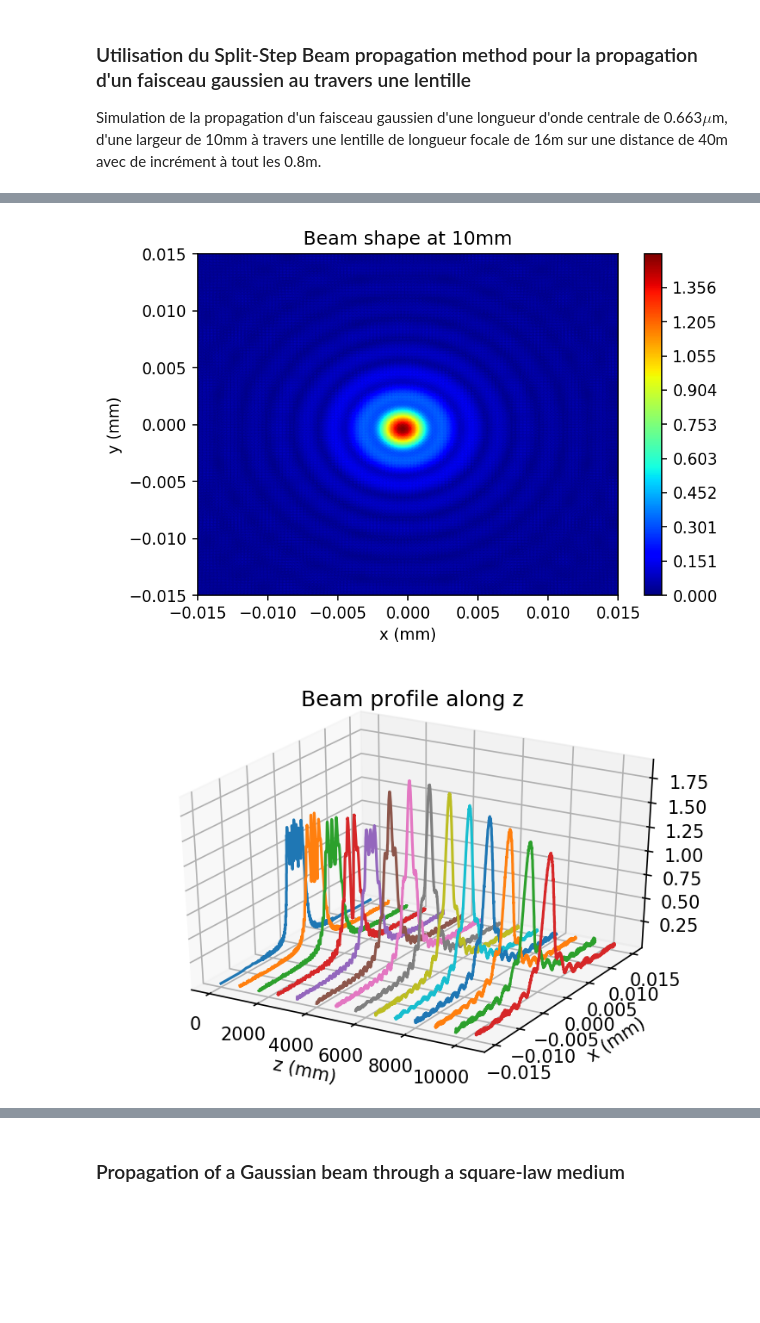
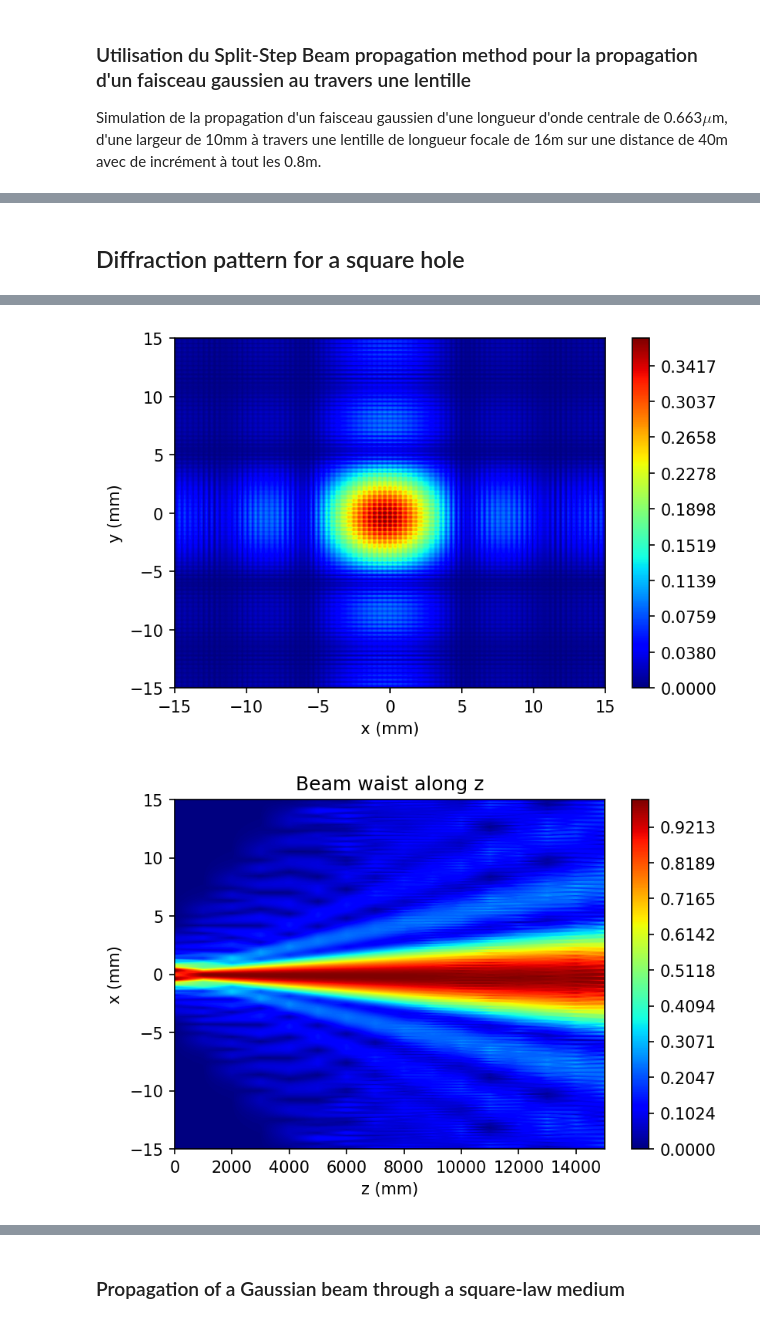
Before and after one commit to dvdturg/Phys_num, a Jupyter notebook: Travail long/TP_long_Legare_Parrot_Turgeon.ipynb, the cells around one changed output, grey strips where cells are left out. Saved outputs shown, nothing was run; the diff lists cells and outputs as text; code cells hidden in the pictures; blank space fills up the shorter version.

```diff
--- a/Travail long/TP_long_Legare_Parrot_Turgeon.ipynb
+++ b/Travail long/TP_long_Legare_Parrot_Turgeon.ipynb
@@ -35,4 +244,16 @@ f = 1e20#16000e-3 # Focal length of lens
+# %% [markdown]
+## Diffraction pattern for a square hole
 # %%
+N = 255# Sampling number # Quand on change le sampling number ça modifie le faisceau à la sortie, je ne sais pas pourquoi
+L = 30e-3 # Display area
+Ld = 0.663e-6 # Wavelength
+k0 = 2*np.pi/Ld
+w0 = 10e-3 # Initial beam waist
+dz = 1000e-3 # deltaz
+Z = 15 # final z position
+f = 1e20#16000e-3 # Focal length of lens
+
+
 dx = L/N # Step size
 x = np.zeros(N+1)
 Kx = np.zeros(N+1)
@@ -50,7 +271,7 @@ KX,KY = np.meshgrid(Kx,Ky)
 Gau_ini = np.zeros((len(X),len(Y)))
 for i in range(len(X)):
     for j in range(len(Y)):
-        if (X[j][i]**2+Y[j][i]**2 > 0.002**2):#(abs(X[0][i]) > 0.001) or (abs(Y[j][i]) > 0.001):#
+        if (abs(X[0][i]) > 0.001) or (abs(Y[j][i]) > 0.001):#
             Gau_ini[j][i] = 0
         else:
             Gau_ini[j][i] = 1#(1/(w0*np.pi**0.5))*np.exp(-(X[j][i]**2+Y[j][i]**2)/(w0**2))
@@ -78,12 +299,10 @@ for i in z:
 
 Energy_pro = dx*dx*sum(sum(abs(Gau)**2)) # Vérifier la conservation de l'énergie
 
-X *= 1e3
-Y *= 1e3
+x *= 1e3
+y *= 1e3
 z *= 1e3
 # %%
-plt.rcParams['figure.dpi'] = 150
-
 fig,ax = plt.subplots()
 im = ax.contourf(x,y,abs(Gau_ini),np.linspace(0,np.amax(abs(Gau_ini)),N),cmap = "jet")
 ax.set_xlabel("x (mm)")
@@ -93,53 +312,12 @@ fig.colorbar(im, ax=ax)
 plt.show()
 
 
-
-
-#fig = plt.figure()
-#ax = fig.gca(projection='3d')
-#surf = ax.plot_surface(X, Y, abs(Gau_ini), cmap=cm.jet,
-#                       linewidth=0, antialiased=False)
-
-# Customize the z axis.
-#ax.set_xlabel("x (mm)")
-#ax.set_ylabel('y (mm)')
-#ax.set_title("Initial Gaussian beam profile")
-#ax.zaxis.set_major_locator(LinearLocator(10))
-#ax.zaxis.set_major_formatter(FormatStrFormatter('%.02f'))
-#plt.show()
-
-
-
 fig,ax = plt.subplots()
 im = ax.contourf(x,y,abs(Gau),np.linspace(0,np.amax(abs(Gau)),N),cmap = "jet")
 ax.set_xlabel("x (mm)")
 ax.set_ylabel("y (mm)")
-ax.set_title(f"Beam shape at {Z}mm")
-fig.colorbar(im, ax=ax)
+fig.colorbar(im, ax=ax,)
 plt.show()
-
-#fig = plt.figure()
-#ax = fig.gca(projection='3d')
-#surf = ax.plot_surface(X, Y, abs(Gau), cmap=cm.jet,
-#                       linewidth=0, antialiased=False)
-#ax.set_xlabel("x (mm)")
-#ax.set_ylabel('y (mm)')
-#ax.set_title("Propagated Gaussian Beam at Z")
-#ax.zaxis.set_major_locator(LinearLocator(10))
-#ax.zaxis.set_major_formatter(FormatStrFormatter('%.02f'))
-#plt.show()
-
-
-fig = plt.figure()
-ax = fig.add_subplot(111,projection='3d')
-for i in range(nl):
-    ax.plot(z[i]*np.ones(len(x)),  abs(Gau_pro[:,i]) ,x, zdir='y')
-ax.set_xlabel('z (mm)')
-ax.set_ylabel('x (mm)')
-ax.set_title("Beam profile along z")
-plt.show()
-
-
 
 fig,ax = plt.subplots()
 A = np.zeros(nl)
@@ -158,2 +336,2 @@ plt.show()
-[figure, old version]
+[figure, new version]
-[figure, old version]
+[figure, new version]
```
Also changed, not shown: parts of 16 cells of this notebook, 12 other files.
